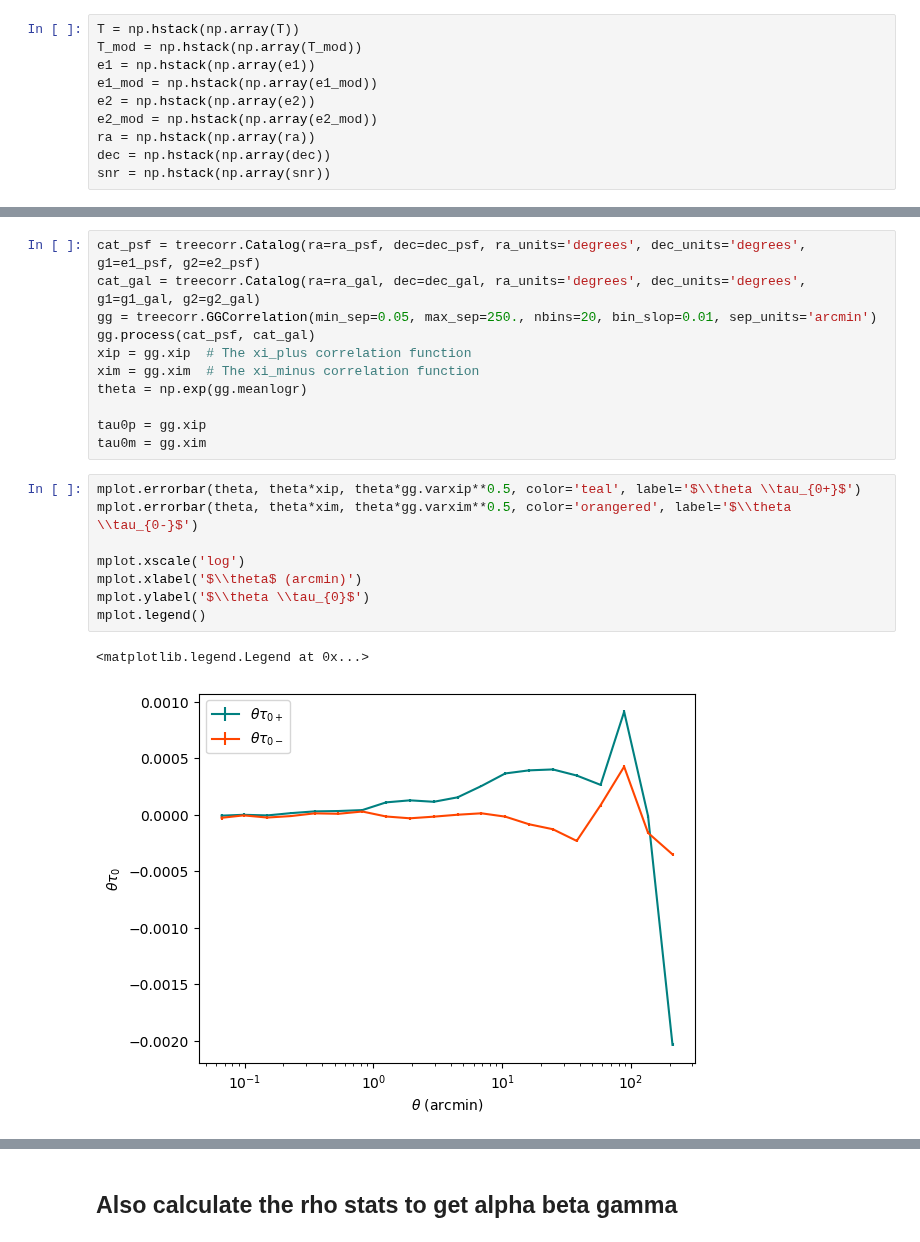
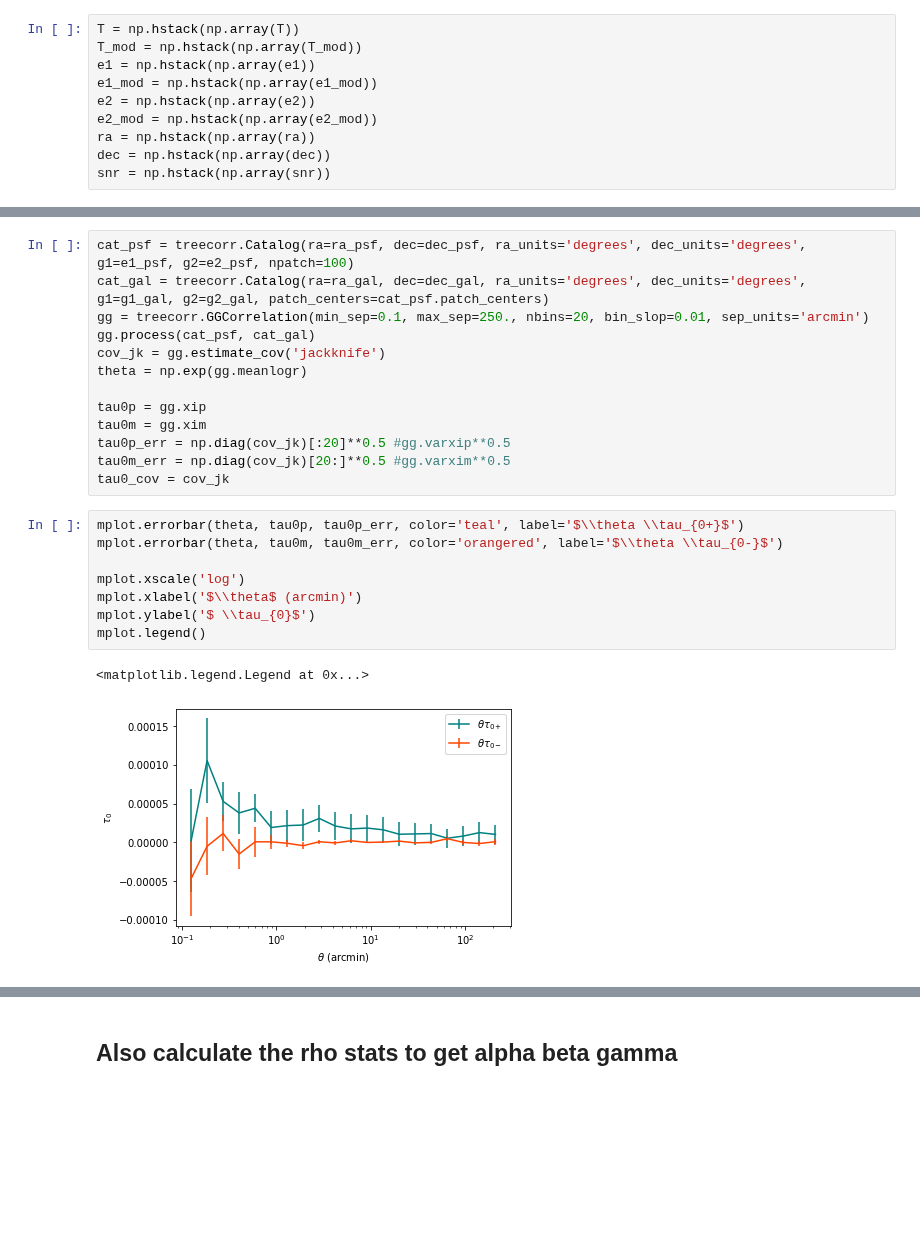
Before and after one commit to delve-survey/shearcat, a Jupyter notebook: notebooks/CheckPSF_tau.ipynb, the cells around one changed output, grey strips where cells are left out. Cells and saved outputs as stored; diff of their text form; blank space fills up the shorter version.

```diff
--- a/notebooks/CheckPSF_tau.ipynb
+++ b/notebooks/CheckPSF_tau.ipynb
@@ -103,23 +111,25 @@ mplot.legend()
 # %%
-cat_psf = treecorr.Catalog(ra=ra_psf, dec=dec_psf, ra_units='degrees', dec_units='degrees', g1=e1_psf, g2=e2_psf)
-cat_gal = treecorr.Catalog(ra=ra_gal, dec=dec_gal, ra_units='degrees', dec_units='degrees', g1=g1_gal, g2=g2_gal)
-gg = treecorr.GGCorrelation(min_sep=0.05, max_sep=250., nbins=20, bin_slop=0.01, sep_units='arcmin')
+cat_psf = treecorr.Catalog(ra=ra_psf, dec=dec_psf, ra_units='degrees', dec_units='degrees', g1=e1_psf, g2=e2_psf, npatch=100)
+cat_gal = treecorr.Catalog(ra=ra_gal, dec=dec_gal, ra_units='degrees', dec_units='degrees', g1=g1_gal, g2=g2_gal, patch_centers=cat_psf.patch_centers)
+gg = treecorr.GGCorrelation(min_sep=0.1, max_sep=250., nbins=20, bin_slop=0.01, sep_units='arcmin')
 gg.process(cat_psf, cat_gal)
-xip = gg.xip  # The xi_plus correlation function
-xim = gg.xim  # The xi_minus correlation function
+cov_jk = gg.estimate_cov('jackknife')
 theta = np.exp(gg.meanlogr)
 
 tau0p = gg.xip
 tau0m = gg.xim
+tau0p_err = np.diag(cov_jk)[:20]**0.5 #gg.varxip**0.5
+tau0m_err = np.diag(cov_jk)[20:]**0.5 #gg.varxim**0.5
+tau0_cov = cov_jk
 # %%
-mplot.errorbar(theta, theta*xip, theta*gg.varxip**0.5, color='teal', label='$\\theta \\tau_{0+}$')
-mplot.errorbar(theta, theta*xim, theta*gg.varxim**0.5, color='orangered', label='$\\theta \\tau_{0-}$')
+mplot.errorbar(theta, tau0p, tau0p_err, color='teal', label='$\\theta \\tau_{0+}$')
+mplot.errorbar(theta, tau0m, tau0m_err, color='orangered', label='$\\theta \\tau_{0-}$')
 
 mplot.xscale('log')
 mplot.xlabel('$\\theta$ (arcmin)')
-mplot.ylabel('$\\theta \\tau_{0}$')
+mplot.ylabel('$ \\tau_{0}$')
 mplot.legend()
 # %% [output]
 <matplotlib.legend.Legend at 0x...>
-[figure, old version]
+[figure, new version]
 # %%
```
Also changed, not shown: parts of 28 cells of this notebook, 1 other file.
